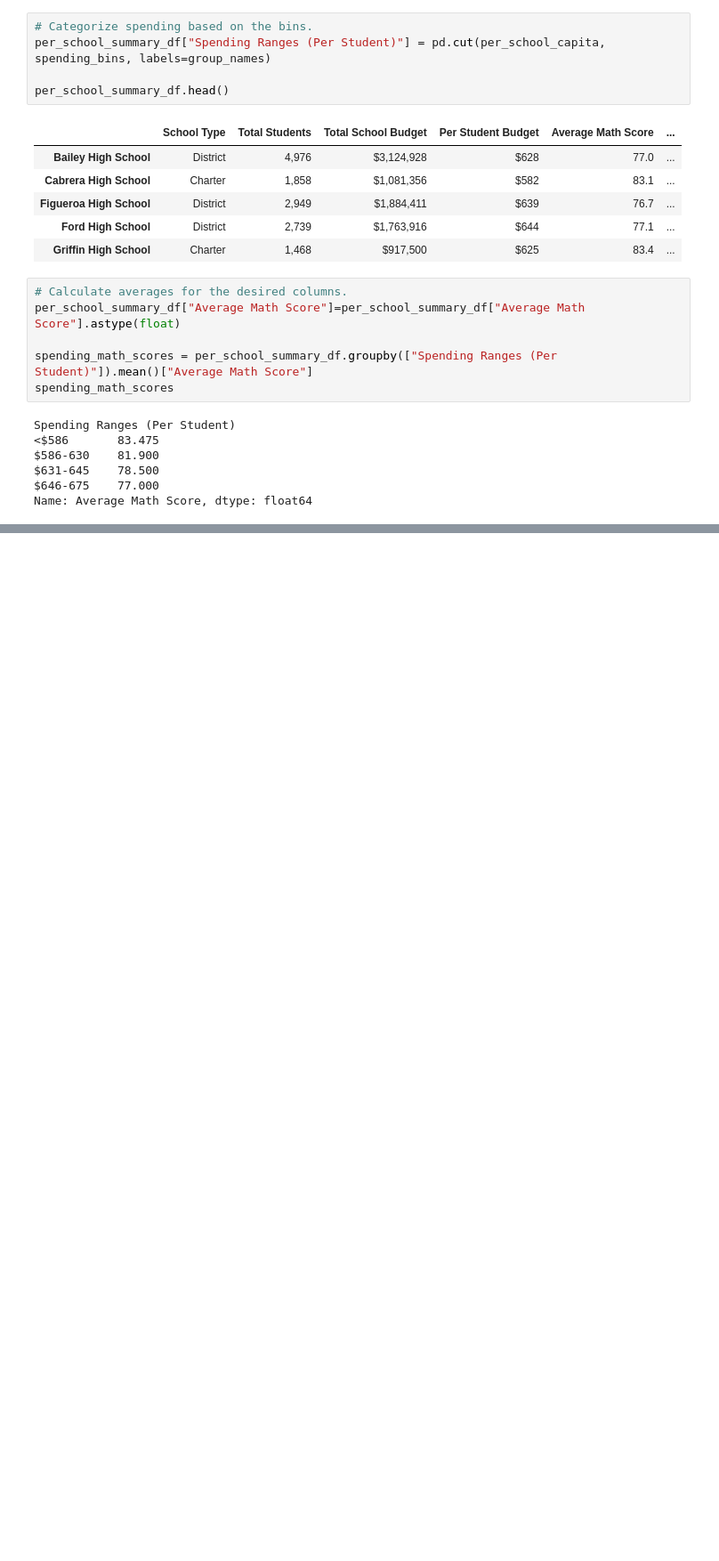
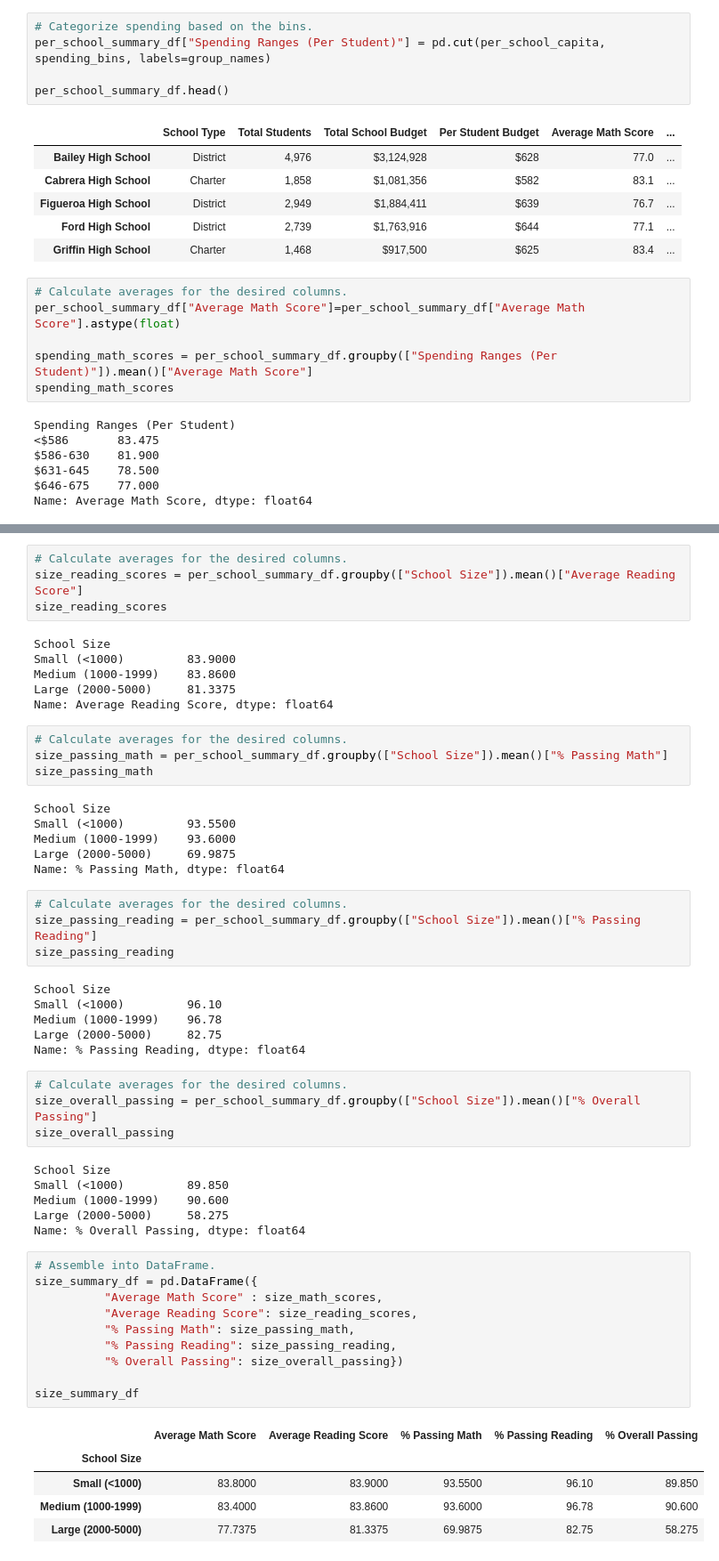
Before and after one commit to topeadeolatunji/PyCitySchools, a Jupyter notebook: PyCitySchools.ipynb, the cells around one changed output, grey strips where cells are left out. Shown: that part at 89% size. Saved outputs shown, nothing was run; the diff lists cells and outputs as text; blank space fills up the shorter version.

```diff
--- a/PyCitySchools.ipynb
+++ b/PyCitySchools.ipynb
@@ -1333,0 +1392,56 @@ spending_summary_df
+# %%
+# Calculate averages for the desired columns.
+size_reading_scores = per_school_summary_df.groupby(["School Size"]).mean()["Average Reading Score"]
+size_reading_scores
+# %% [output]
+School Size
+Small (<1000)         83.9000
+Medium (1000-1999)    83.8600
+Large (2000-5000)     81.3375
+Name: Average Reading Score, dtype: float64
+# %%
+# Calculate averages for the desired columns.
+size_passing_math = per_school_summary_df.groupby(["School Size"]).mean()["% Passing Math"]
+size_passing_math
+# %% [output]
+School Size
+Small (<1000)         93.5500
+Medium (1000-1999)    93.6000
+Large (2000-5000)     69.9875
+Name: % Passing Math, dtype: float64
+# %%
+# Calculate averages for the desired columns.
+size_passing_reading = per_school_summary_df.groupby(["School Size"]).mean()["% Passing Reading"]
+size_passing_reading
+# %% [output]
+School Size
+Small (<1000)         96.10
+Medium (1000-1999)    96.78
+Large (2000-5000)     82.75
+Name: % Passing Reading, dtype: float64
+# %%
+# Calculate averages for the desired columns.
+size_overall_passing = per_school_summary_df.groupby(["School Size"]).mean()["% Overall Passing"]
+size_overall_passing
+# %% [output]
+School Size
+Small (<1000)         89.850
+Medium (1000-1999)    90.600
+Large (2000-5000)     58.275
+Name: % Overall Passing, dtype: float64
+# %%
+# Assemble into DataFrame.
+size_summary_df = pd.DataFrame({
+          "Average Math Score" : size_math_scores,
+          "Average Reading Score": size_reading_scores,
+          "% Passing Math": size_passing_math,
+          "% Passing Reading": size_passing_reading,
+          "% Overall Passing": size_overall_passing})
+
+size_summary_df
+# %% [output]
+|  | Average Math Score | Average Reading Score | % Passing Math | % Passing Reading | % Overall Passing |
+| School Size |  |  |  |  |  |
+| Small (<1000) | 83.8000 | 83.9000 | 93.5500 | 96.10 | 89.850 |
+| Medium (1000-1999) | 83.4000 | 83.8600 | 93.6000 | 96.78 | 90.600 |
+| Large (2000-5000) | 77.7375 | 81.3375 | 69.9875 | 82.75 | 58.275 |
```
Also changed, not shown: parts of 18 cells of this notebook.
